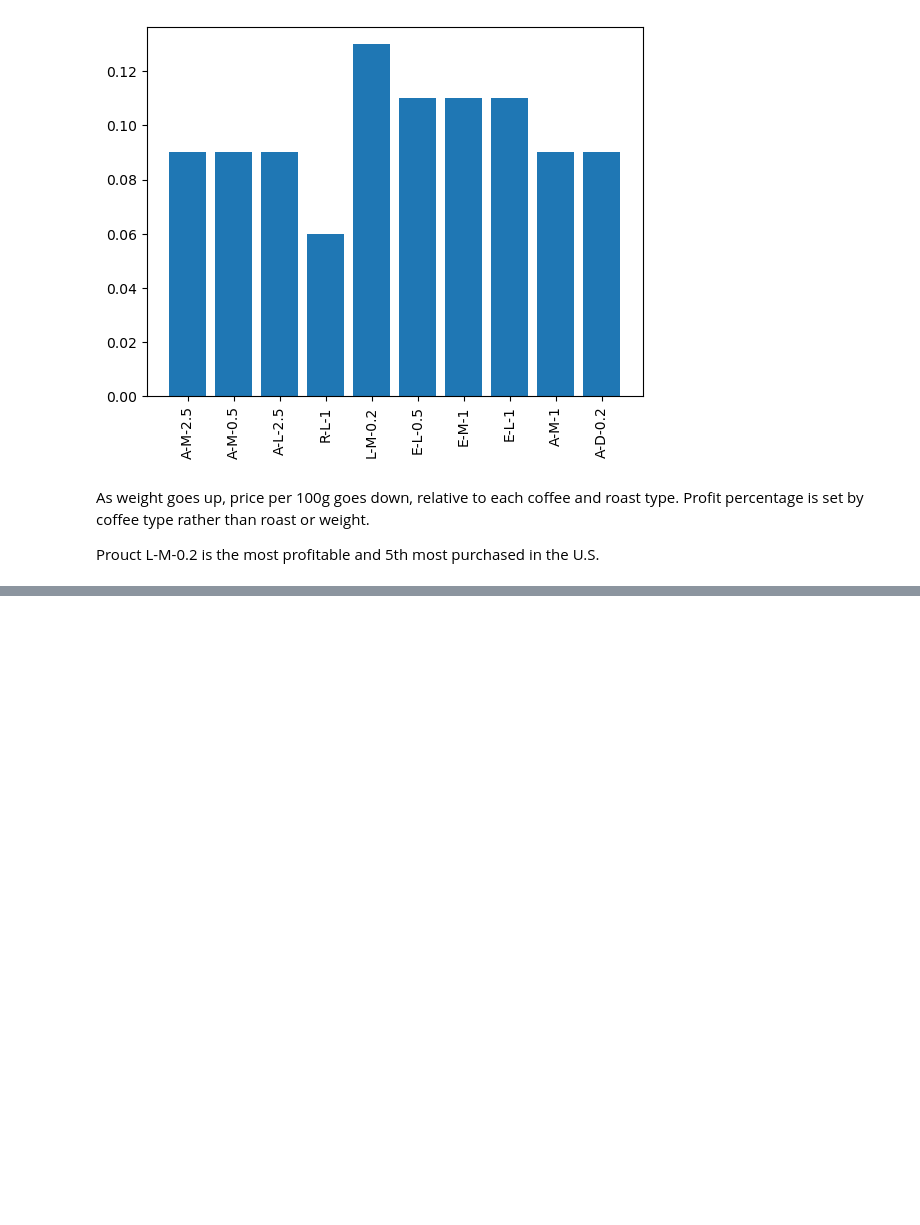
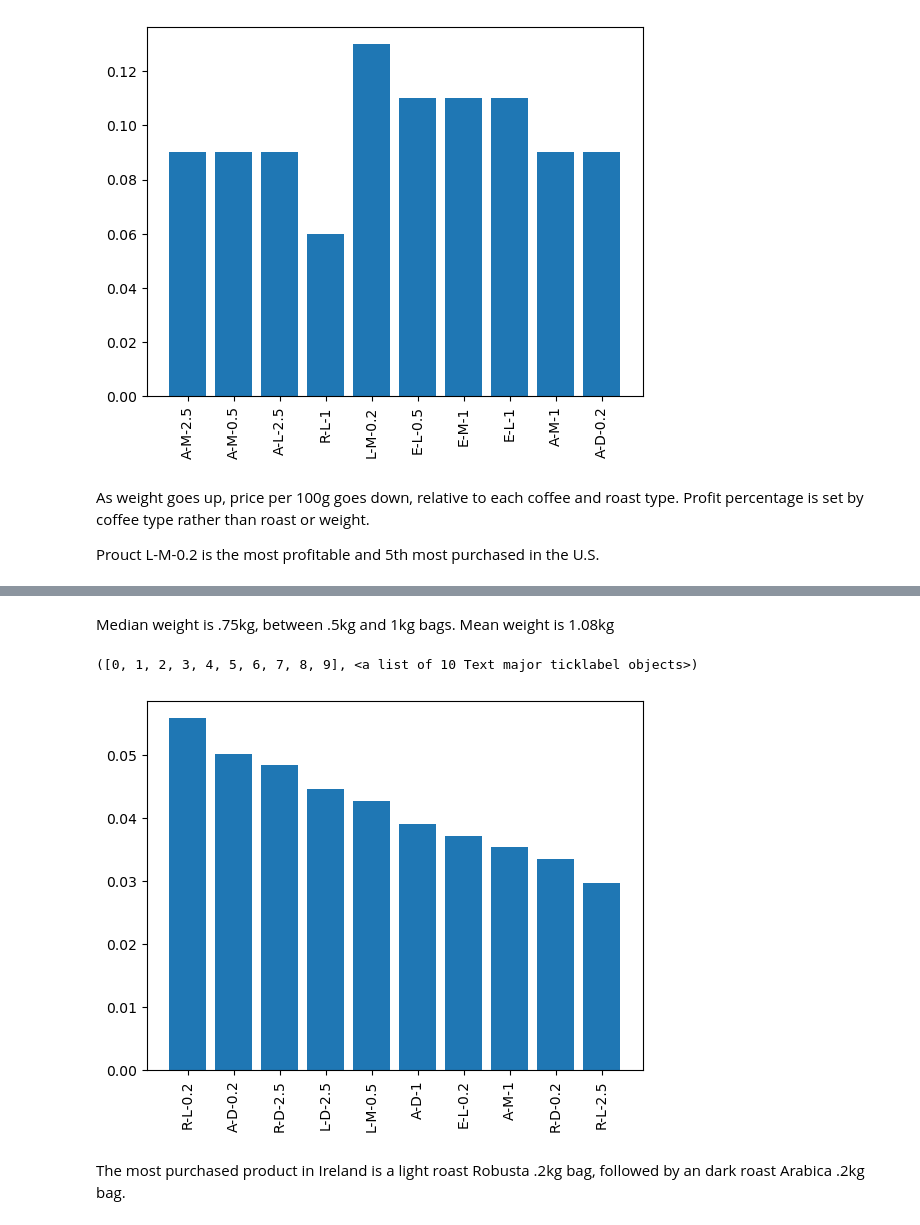
Before and after one commit to m-romanski/Coffee-Beans-Sales, a Jupyter notebook: Coffee/Untitled.ipynb, the cells around one changed output, grey strips where cells are left out. Saved outputs shown, nothing was run; the diff lists cells and outputs as text; code cells hidden in the pictures; blank space fills up the shorter version.

```diff
--- a/Coffee/Untitled.ipynb
+++ b/Coffee/Untitled.ipynb
@@ -87,0 +102,10 @@ Prouct L-M-0.2 is the most profitable and 5th most purchased in the U.S.
+# %% [markdown]
+Median weight is .75kg, between .5kg and 1kg bags. Mean weight is 1.08kg
+# %%
+plt.bar(ireland_prod['Product ID'], ireland_prod['Percent Purchased'])
+plt.xticks(rotation=90)
+# %% [output]
+([0, 1, 2, 3, 4, 5, 6, 7, 8, 9], <a list of 10 Text major ticklabel objects>)
+[figure, added]
+# %% [markdown]
+The most purchased product in Ireland is a light roast Robusta .2kg bag, followed by an dark roast Arabica .2kg bag.
```
Also changed, not shown: parts of 8 cells of this notebook.
